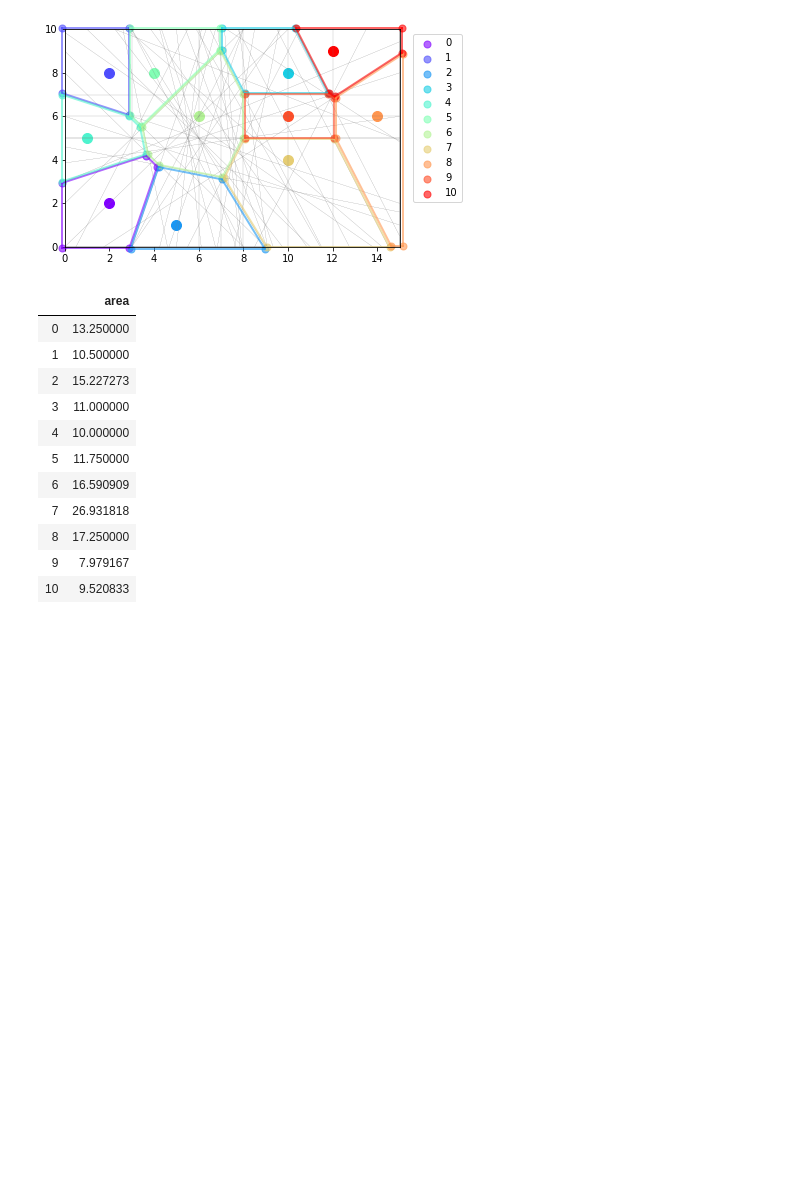
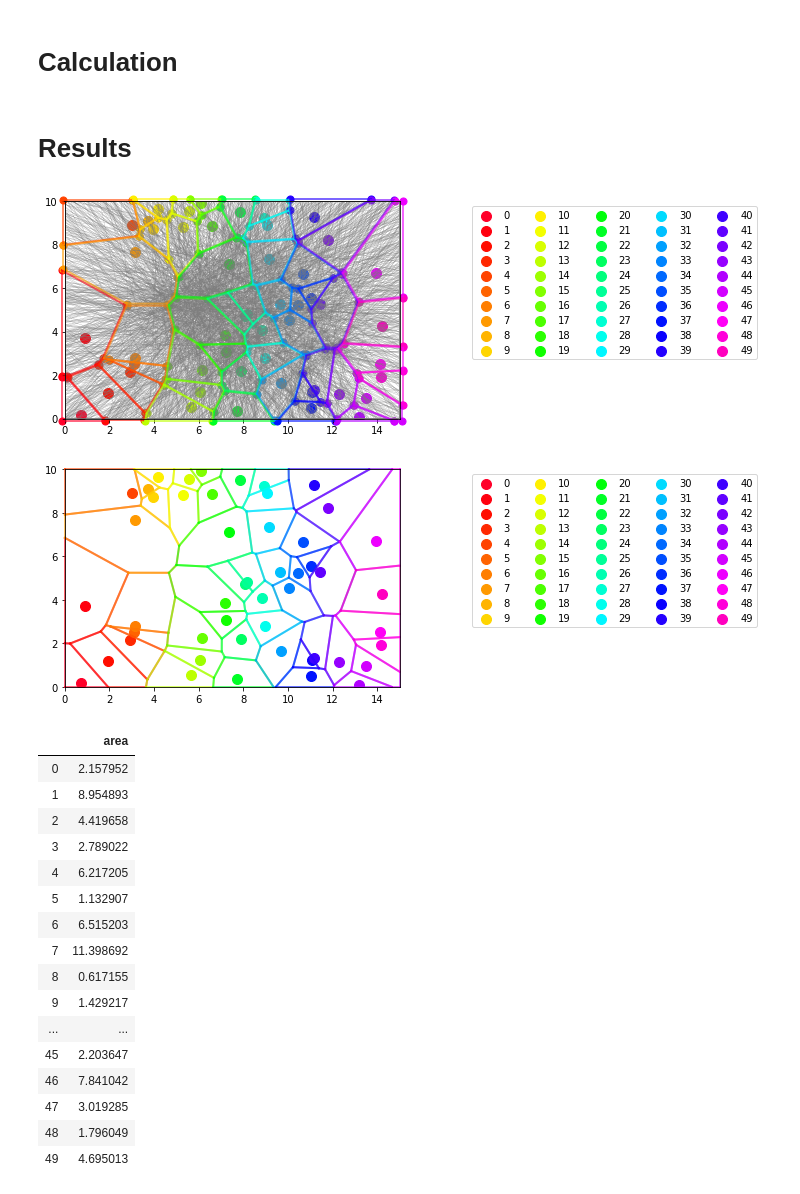
Before and after one commit to shtoba/capillary-domain, a Jupyter notebook: main.ipynb, the cells around one changed output. Saved outputs shown, nothing was run; the diff lists cells and outputs as text; code cells hidden in the pictures; blank space fills up the shorter version.

Commit message:
add simple plot

```diff
--- a/main.ipynb
+++ b/main.ipynb
@@ -42,34 +44,50 @@ points4 = [[1,1],
           [4,4],
           [2,2],
           [3,2]]
+# %%
+import random
+rnd_x = sorted([random.random() * 15 for i in range(50)])
+rnd_y = [random.random() * 10 for i in range(50)]
+points5 = [[x, y] for x, y in zip(rnd_x, rnd_y)]
+# %% [markdown]
+# Calculation
 # %%
 stdout_backup = sys.stdout
 sys.stdout = StringIO()
 # %%
 #sys.stdout = stdout_backup # print log for get_nearest_intersections()
-points = points0
+points = points5
 
 all_lines = points_to_lines(points)
 all_intersections = lines_to_intersections(all_lines)
 nearest_intersections = get_nearest_intersections(points, all_lines, all_intersections)
 segments = get_line_segments(nearest_intersections)
+# %% [markdown]
+# Results
 # %%
 plot(points, all_lines, nearest_intersections, segments)
+plot(points, all_lines, nearest_intersections, segments, simple=True)
 # %% [output]
-[figure, old version]
+[figure, new version]
+[figure, added]
 # %%
 areas = calculate_areas(nearest_intersections)
 areas
 # %% [output]
 |  | area |
-| 0 | 13.250000 |
-| 1 | 10.500000 |
-| 2 | 15.227273 |
-| 3 | 11.000000 |
-| 4 | 10.000000 |
-| 5 | 11.750000 |
-| 6 | 16.590909 |
-| 7 | 26.931818 |
-| 8 | 17.250000 |
-| 9 | 7.979167 |
-| 10 | 9.520833 |
+| 0 | 2.157952 |
+| 1 | 8.954893 |
+| 2 | 4.419658 |
+| 3 | 2.789022 |
+| 4 | 6.217205 |
+| 5 | 1.132907 |
+| 6 | 6.515203 |
+| 7 | 11.398692 |
+| 8 | 0.617155 |
+| 9 | 1.429217 |
+| ... | ... |
+| 45 | 2.203647 |
+| 46 | 7.841042 |
+| 47 | 3.019285 |
+| 48 | 1.796049 |
+| 49 | 4.695013 |
```
Also changed, not shown: parts of 1 cell of this notebook, 3 other files.
